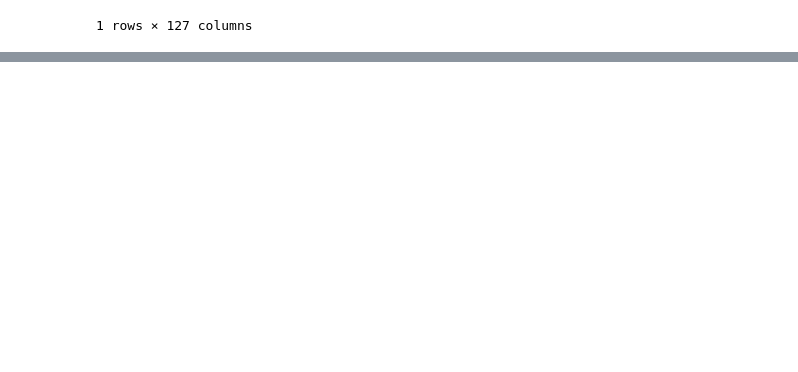
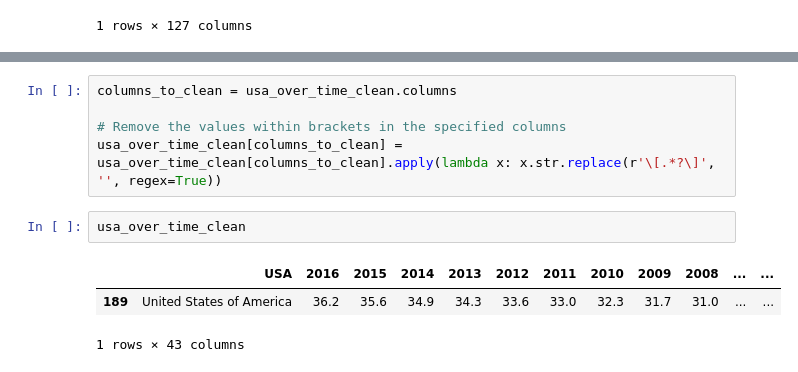
Before and after one commit to scost46/TN_Obesity_Analysis_Capstone, a Jupyter notebook: notebooks/USA_Over_time.ipynb, the cells around one changed output, grey strips where cells are left out. Drawn from its saved outputs; the diff is of its cells as text; blank space fills up the shorter version.

```diff
--- a/notebooks/USA_Over_time.ipynb
+++ b/notebooks/USA_Over_time.ipynb
@@ -67,0 +94,11 @@ usa_over_time_clean
+# %%
+columns_to_clean = usa_over_time_clean.columns
+
+# Remove the values within brackets in the specified columns
+usa_over_time_clean[columns_to_clean] = usa_over_time_clean[columns_to_clean].apply(lambda x: x.str.replace(r'\[.*?\]', '', regex=True))
+# %%
+usa_over_time_clean
+# %% [output]
+|  | USA | 2016 | 2015 | 2014 | 2013 | 2012 | 2011 | 2010 | 2009 | 2008 | ... | ... |
+| 189 | United States of America | 36.2 | 35.6 | 34.9 | 34.3 | 33.6 | 33.0 | 32.3 | 31.7 | 31.0 | ... | ... |
+1 rows × 43 columns
```
Also changed, not shown: parts of 10 cells of this notebook, 1 other file.
